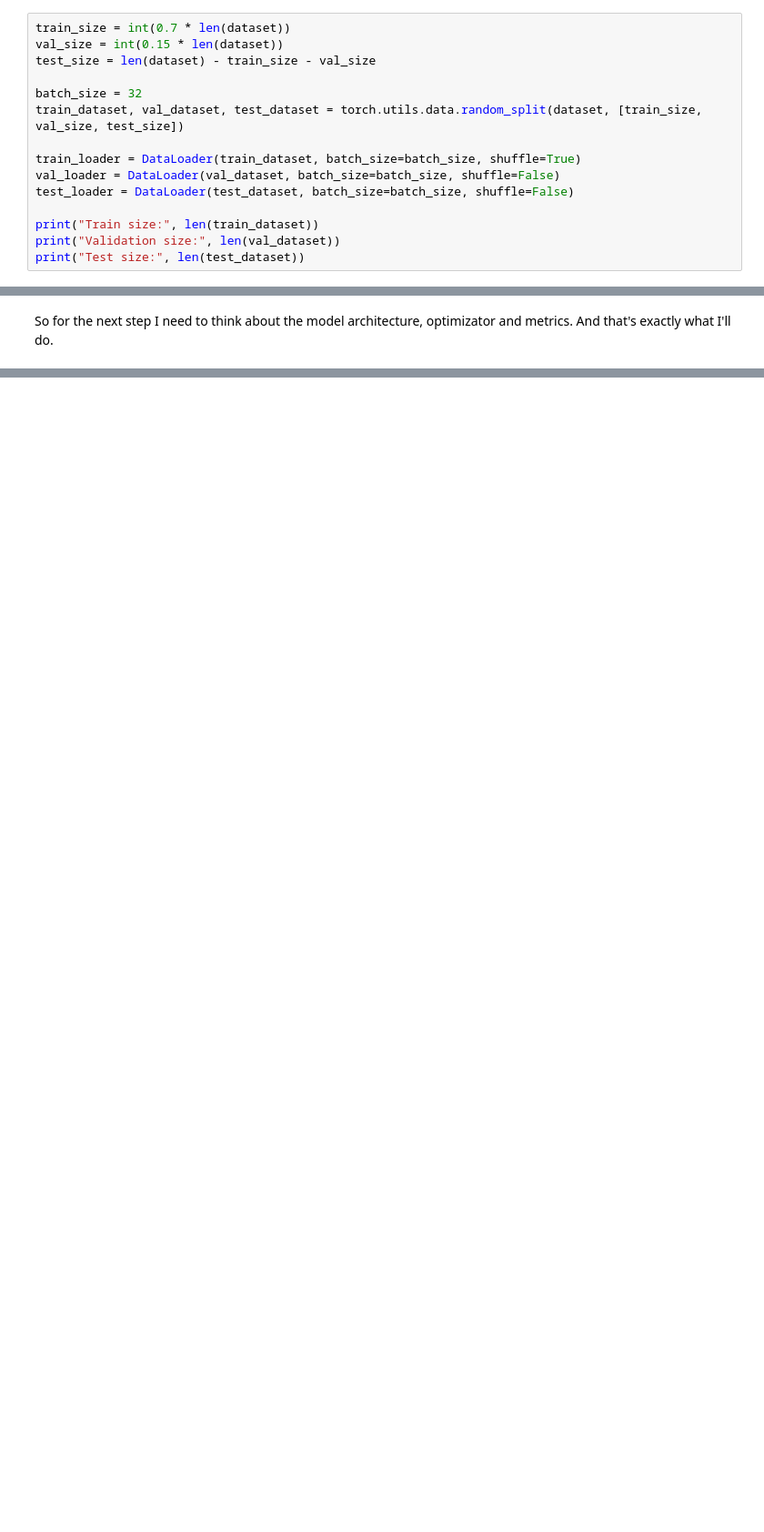
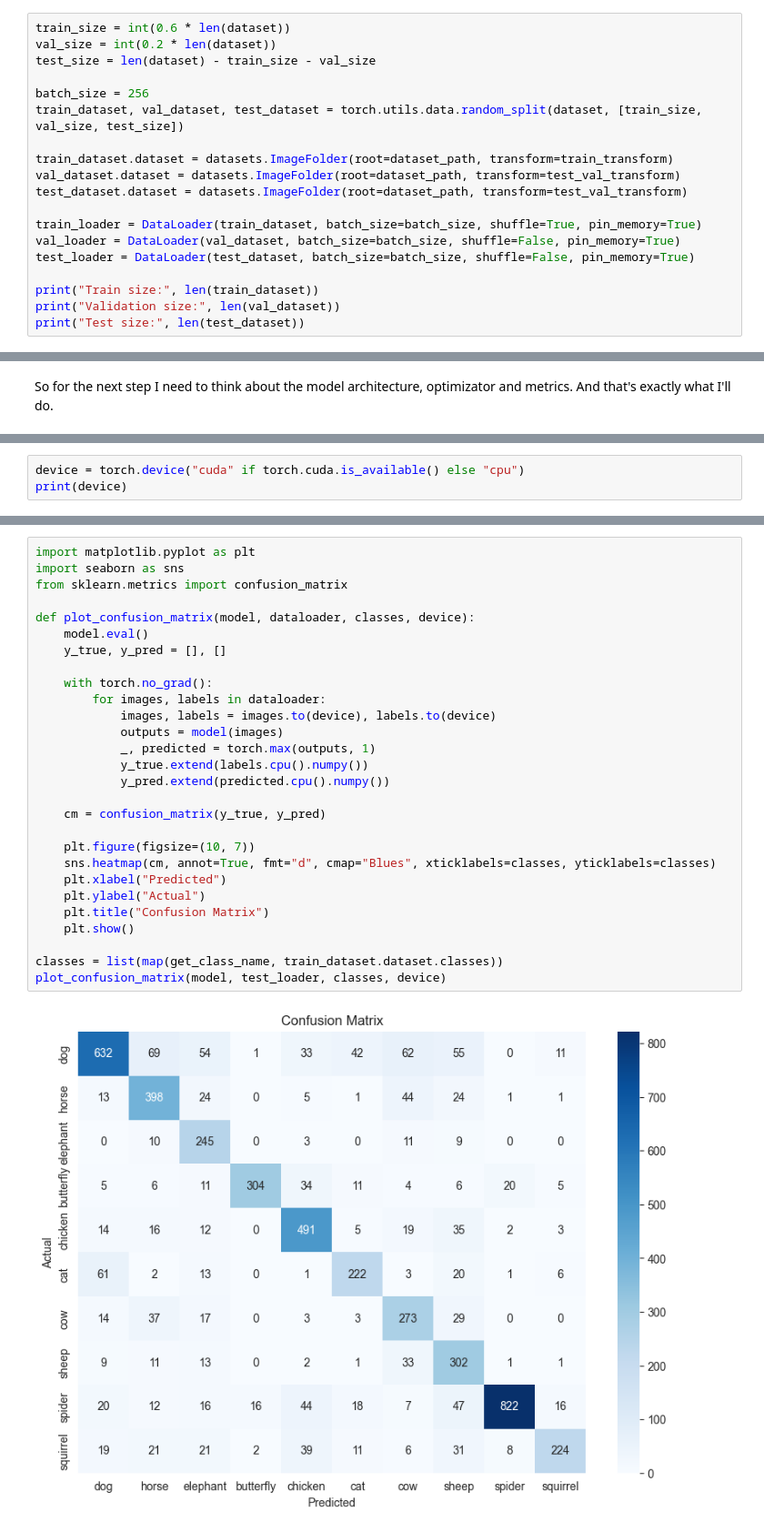
Before and after one commit to rchuk/uni_cv_classification, a Jupyter notebook: animals_10.ipynb, the cells around one changed output, grey strips where cells are left out. Shown at 91% size. Cells and saved outputs as stored; diff of their text form; blank space fills up the shorter version.

```diff
--- a/animals_10.ipynb
+++ b/animals_10.ipynb
@@ -170,16 +218,20 @@ Surprisingly, there are also few cats. Is the author of the dataset a dog lover?
 # %% [markdown]
 ## Creating the data loaders
 # %%
-train_size = int(0.7 * len(dataset))
-val_size = int(0.15 * len(dataset))
+train_size = int(0.6 * len(dataset))
+val_size = int(0.2 * len(dataset))
 test_size = len(dataset) - train_size - val_size
 
-batch_size = 32
+batch_size = 256
 train_dataset, val_dataset, test_dataset = torch.utils.data.random_split(dataset, [train_size, val_size, test_size])
 
-train_loader = DataLoader(train_dataset, batch_size=batch_size, shuffle=True)
-val_loader = DataLoader(val_dataset, batch_size=batch_size, shuffle=False)
-test_loader = DataLoader(test_dataset, batch_size=batch_size, shuffle=False)
+train_dataset.dataset = datasets.ImageFolder(root=dataset_path, transform=train_transform)
+val_dataset.dataset = datasets.ImageFolder(root=dataset_path, transform=test_val_transform)
+test_dataset.dataset = datasets.ImageFolder(root=dataset_path, transform=test_val_transform)
+
+train_loader = DataLoader(train_dataset, batch_size=batch_size, shuffle=True, pin_memory=True)
+val_loader = DataLoader(val_dataset, batch_size=batch_size, shuffle=False, pin_memory=True)
+test_loader = DataLoader(test_dataset, batch_size=batch_size, shuffle=False, pin_memory=True)
 
 print("Train size:", len(train_dataset))
 print("Validation size:", len(val_dataset))
@@ -222,0 +288,3 @@ So for the next step I need to think about the model architecture, optimizator a
+# %%
+device = torch.device("cuda" if torch.cuda.is_available() else "cpu")
+print(device)
@@ -222,0 +430,30 @@ So for the next step I need to think about the model architecture, optimizator a
+# %%
+import matplotlib.pyplot as plt
+import seaborn as sns
+from sklearn.metrics import confusion_matrix
+
+def plot_confusion_matrix(model, dataloader, classes, device):
+    model.eval()
+    y_true, y_pred = [], []
+
+    with torch.no_grad():
+        for images, labels in dataloader:
+            images, labels = images.to(device), labels.to(device)
+            outputs = model(images)
+            _, predicted = torch.max(outputs, 1)
+            y_true.extend(labels.cpu().numpy())
+            y_pred.extend(predicted.cpu().numpy())
+
+    cm = confusion_matrix(y_true, y_pred)
+
+    plt.figure(figsize=(10, 7))
+    sns.heatmap(cm, annot=True, fmt="d", cmap="Blues", xticklabels=classes, yticklabels=classes)
+    plt.xlabel("Predicted")
+    plt.ylabel("Actual")
+    plt.title("Confusion Matrix")
+    plt.show()
+
+classes = list(map(get_class_name, train_dataset.dataset.classes))
+plot_confusion_matrix(model, test_loader, classes, device)
+# %% [output]
+[figure, added]
```
Also changed, not shown: parts of 18 cells of this notebook, 1 other file.
